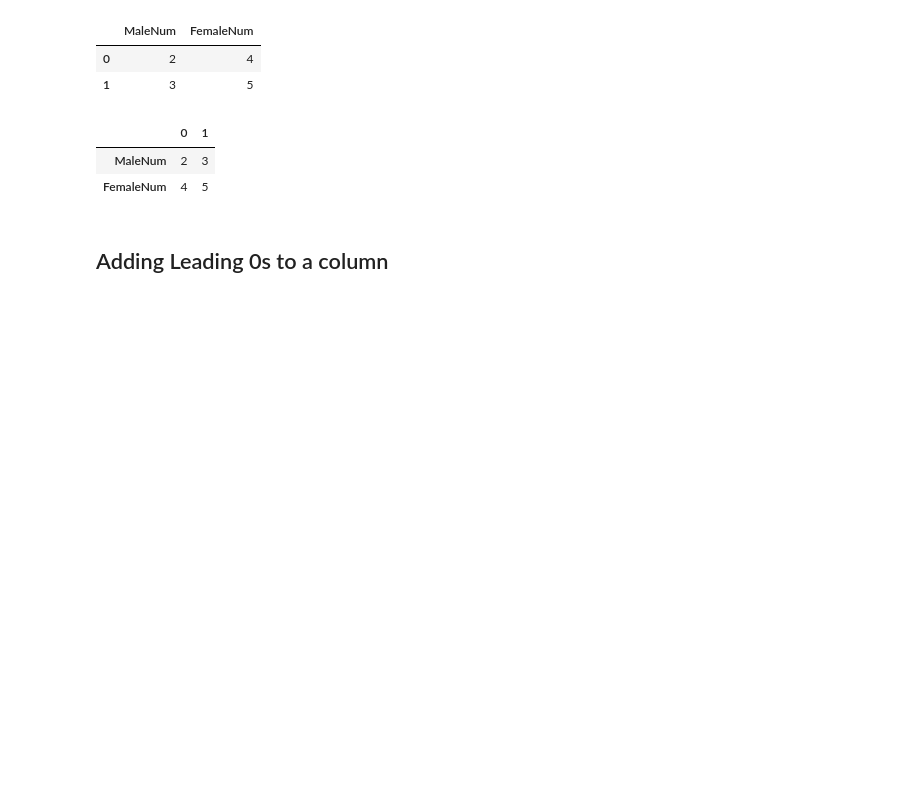
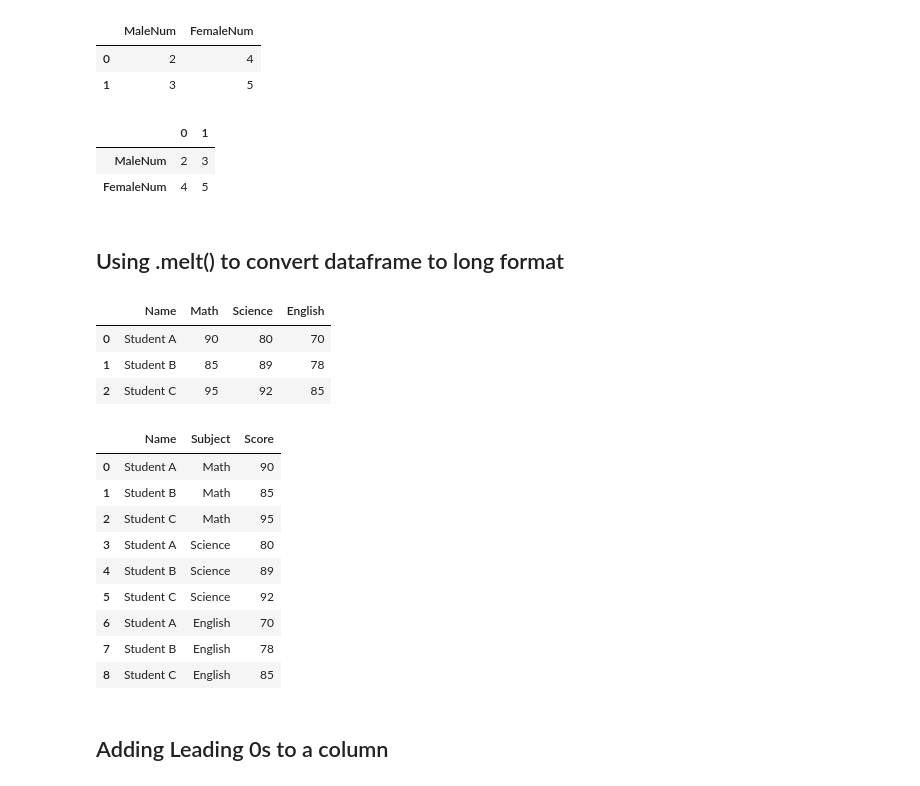
Before and after one commit to cjyi31/Basic-Python-Training, a Jupyter notebook: notebooks/02 Basic Data Cleaning and Manipulation (with Pandas Package).ipynb, the cells around one changed output. Saved outputs shown, nothing was run; the diff lists cells and outputs as text; code cells hidden in the pictures; blank space fills up the shorter version.

```diff
--- a/notebooks/02 Basic Data Cleaning and Manipulation (with Pandas Package).ipynb
+++ b/notebooks/02 Basic Data Cleaning and Manipulation (with Pandas Package).ipynb
@@ -433,6 +478,43 @@ df_T
 |  | 0 | 1 |
 | MaleNum | 2 | 3 |
 | FemaleNum | 4 | 5 |
+# %% [markdown]
+## Using .melt() to convert dataframe to long format
+# %%
+# Sample Data
+df = pd.DataFrame({
+    'Name': ['Student A', 'Student B', 'Student C'],
+    'Math': [90, 85, 95],
+    'Science': [80, 89, 92],
+    'English': [70, 78, 85]
+})
+
+df
+# %% [output]
+|  | Name | Math | Science | English |
+| 0 | Student A | 90 | 80 | 70 |
+| 1 | Student B | 85 | 89 | 78 |
+| 2 | Student C | 95 | 92 | 85 |
+# %%
+# Use .melt()
+# id_vars = specify the columns that you want to keep as columns
+# value_vars = specify the columns that you want to melt or making into rows
+# var_name = name of the new column that contains the names of the melted columns or the columns that is made into rows
+# value_name = name of the new column that contains the values of the melted columns or the columns that is made into rows
+df2 = pd.melt(df, id_vars=['Name'], value_vars=['Math', 'Science', 'English'],
+                    var_name='Subject', value_name='Score')
+df2
+# %% [output]
+|  | Name | Subject | Score |
+| 0 | Student A | Math | 90 |
+| 1 | Student B | Math | 85 |
+| 2 | Student C | Math | 95 |
+| 3 | Student A | Science | 80 |
+| 4 | Student B | Science | 89 |
+| 5 | Student C | Science | 92 |
+| 6 | Student A | English | 70 |
+| 7 | Student B | English | 78 |
+| 8 | Student C | English | 85 |
 # %% [markdown]
 ## Adding Leading 0s to a column
 # %%
```
Also changed, not shown: parts of 6 cells of this notebook.
